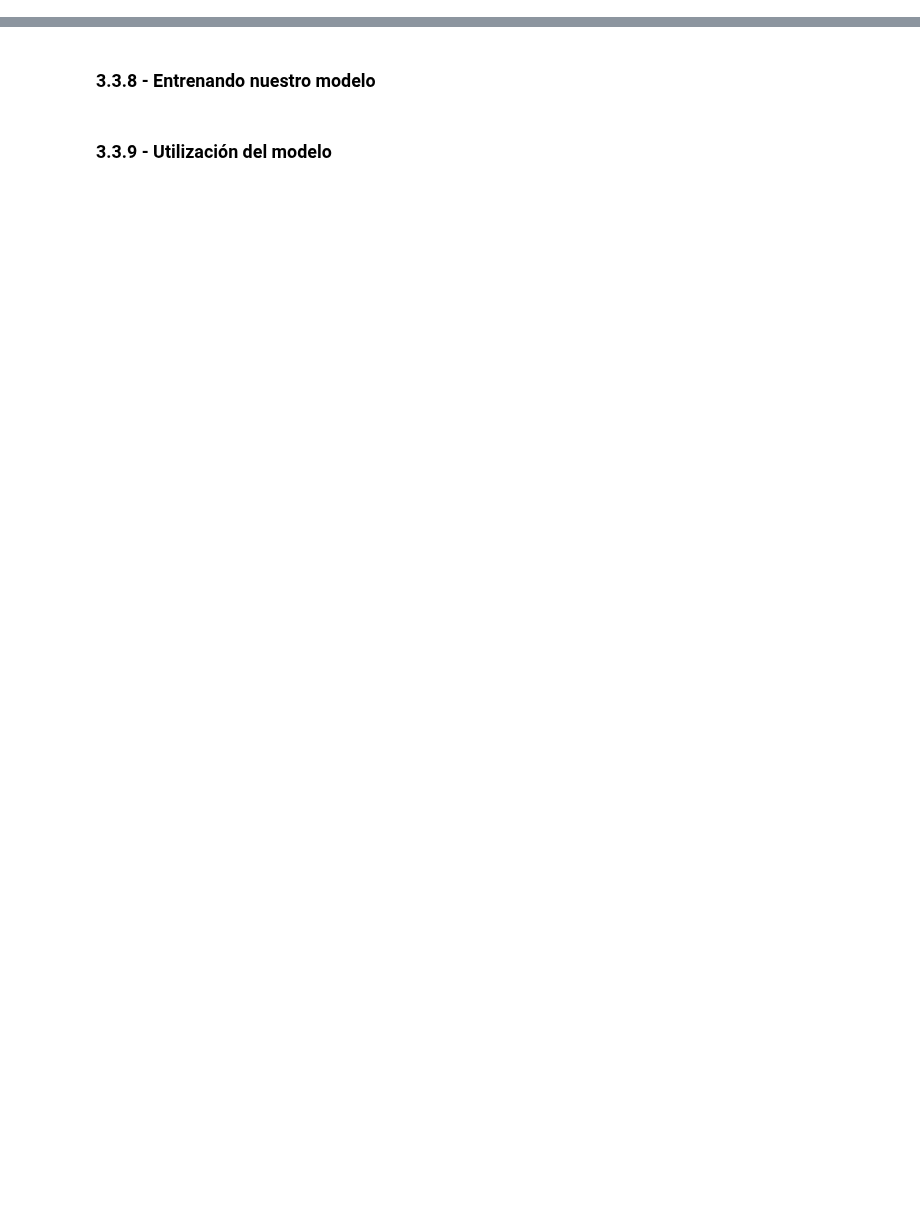
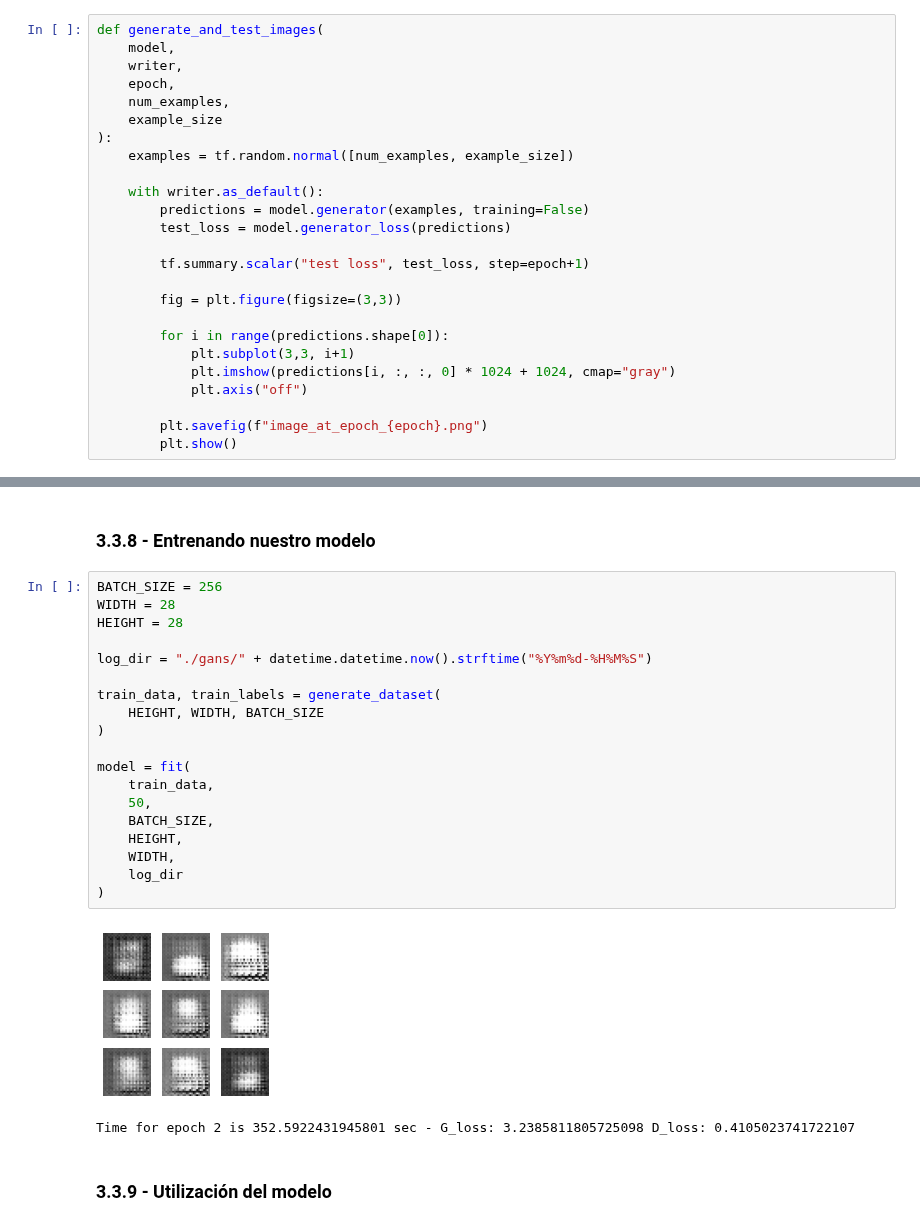
Before and after one commit to ferjorosa/tokio-school-dl-03-2023, a Jupyter notebook: 3 - VISION ARTIFICIAL MEDIANTE EL DEEP LEARNING/3-Redes generativas adversarias.ipynb, the cells around one changed output, grey strips where cells are left out. Drawn from its saved outputs; the diff is of its cells as text; blank space fills up the shorter version.

```diff
--- a/3 - VISION ARTIFICIAL MEDIANTE EL DEEP LEARNING/3-Redes generativas adversarias.ipynb
+++ b/3 - VISION ARTIFICIAL MEDIANTE EL DEEP LEARNING/3-Redes generativas adversarias.ipynb
@@ -36,2 +542,27 @@
+# %%
+def generate_and_test_images(
+    model,
+    writer,
+    epoch,
+    num_examples,
+    example_size
+):
+    examples = tf.random.normal([num_examples, example_size])
+
+    with writer.as_default():
+        predictions = model.generator(examples, training=False)
+        test_loss = model.generator_loss(predictions)
+
+        tf.summary.scalar("test loss", test_loss, step=epoch+1)
+
+        fig = plt.figure(figsize=(3,3))
+
+        for i in range(predictions.shape[0]):
+            plt.subplot(3,3, i+1)
+            plt.imshow(predictions[i, :, :, 0] * 1024 + 1024, cmap="gray")
+            plt.axis("off")
+
+        plt.savefig(f"image_at_epoch_{epoch}.png")
+        plt.show()
 # %% [markdown]
 ### 3.3.7 - Creación de la función de entrenamiento
@@ -38,4 +622,26 @@
 # %% [markdown]
 ### 3.3.8 - Entrenando nuestro modelo
+# %%
+BATCH_SIZE = 256
+WIDTH = 28
+HEIGHT = 28
+
+log_dir = "./gans/" + datetime.datetime.now().strftime("%Y%m%d-%H%M%S")
+
+train_data, train_labels = generate_dataset(
+    HEIGHT, WIDTH, BATCH_SIZE
+)
+
+model = fit(
+    train_data,
+    50,
+    BATCH_SIZE,
+    HEIGHT,
+    WIDTH,
+    log_dir
+)
+# %% [output]
+[figure, added]
+Time for epoch 2 is 352.5922431945801 sec - G_loss: 3.2385811805725098 D_loss: 0.4105023741722107
 # %% [markdown]
 ### 3.3.9 - Utilización del modelo
```
Also changed, not shown: parts of 36 cells of this notebook, 12 other files.
